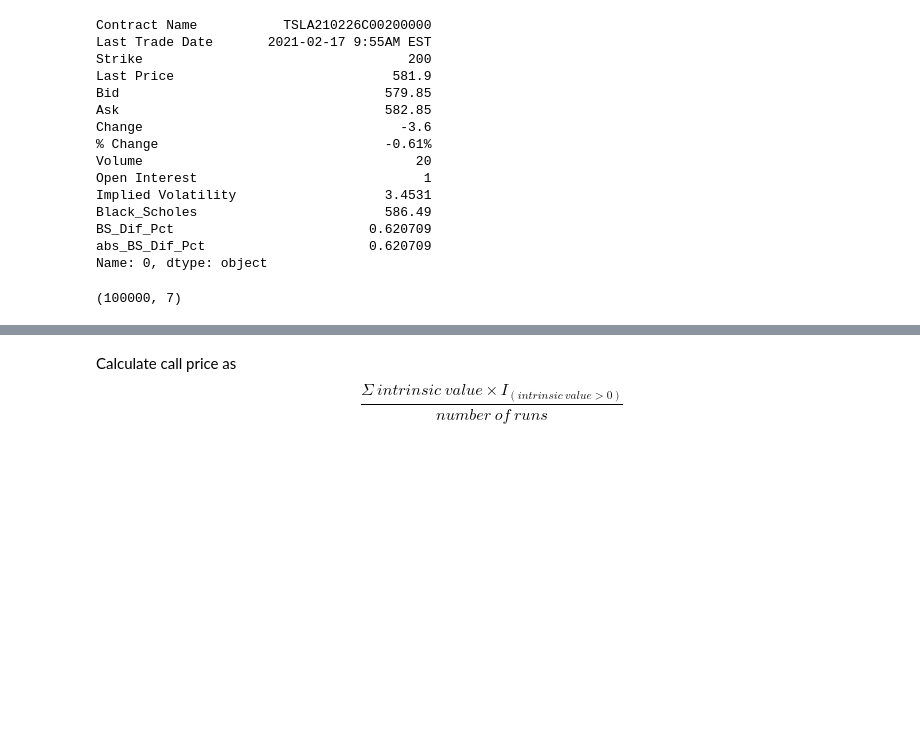
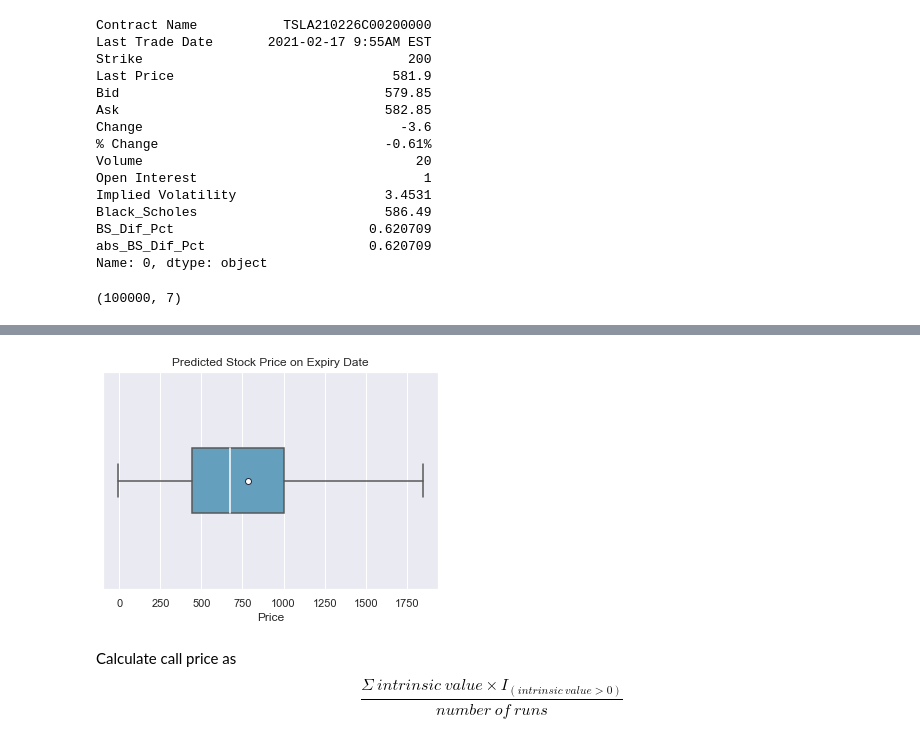
Before and after one commit to SUMMERxYANG/Option_Pricing, a Jupyter notebook: Options.ipynb, the cells around one changed output, grey strips where cells are left out. Drawn from its saved outputs; the diff is of its cells as text; code cells hidden in the pictures; blank space fills up the shorter version.

Commit message:
Add boxplot

```diff
--- a/Options.ipynb
+++ b/Options.ipynb
@@ -531,3 +568,13 @@ plt.show()
+# %%
+# Get a better idea of the price range with a boxplot
+# White line represents median, white dot represents mean
+sns.boxplot(x = prices[:, -1], showfliers = False, width = 0.3, flierprops = dict(marker = 'x', markersize = 5),
+            medianprops = dict(color = 'white'), showmeans = True, meanprops = dict(markerfacecolor = 'white', marker = 'o'))
+plt.title('Predicted Stock Price on Expiry Date')
+plt.xlabel('Price')
+plt.show()
+# %% [output]
+[figure, added]
 # %% [markdown]
 Calculate call price as <br>
 $$\frac{\Sigma\ intrinsic\ value \times I_{(intrinsic\ value > 0)}}{number\ of\ runs}$$
```
Also changed, not shown: parts of 8 cells of this notebook.
